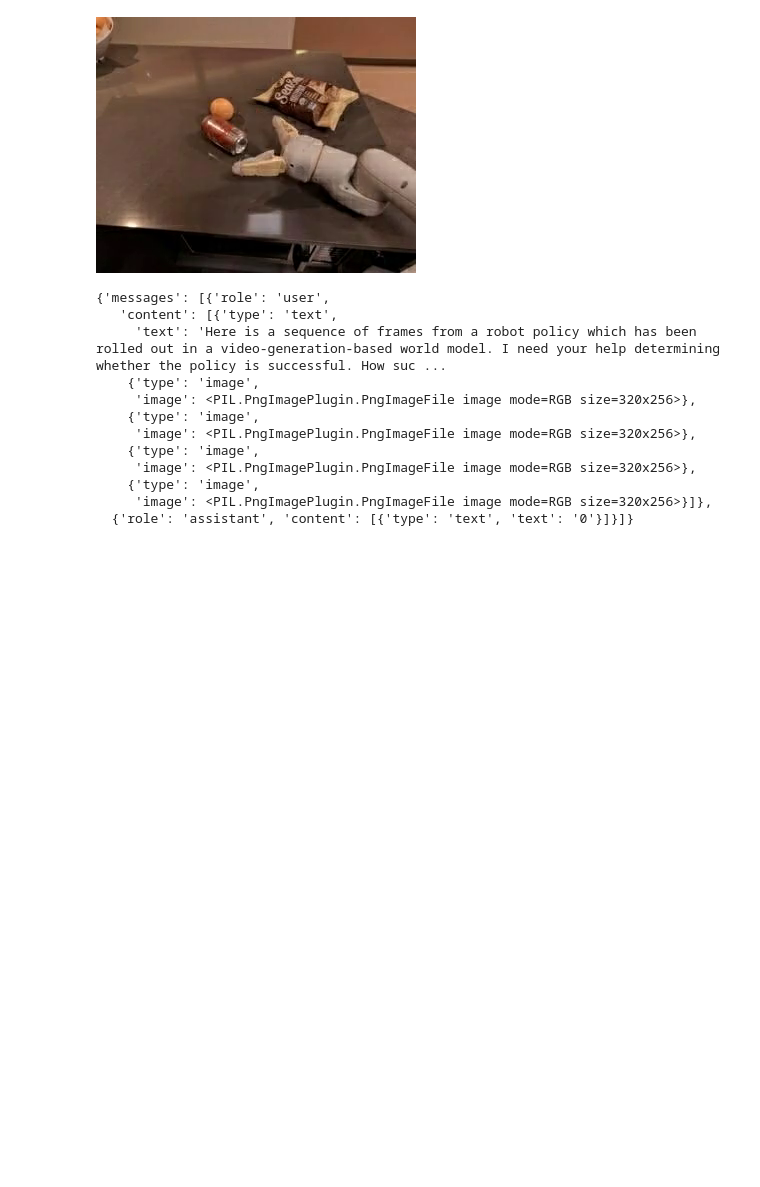
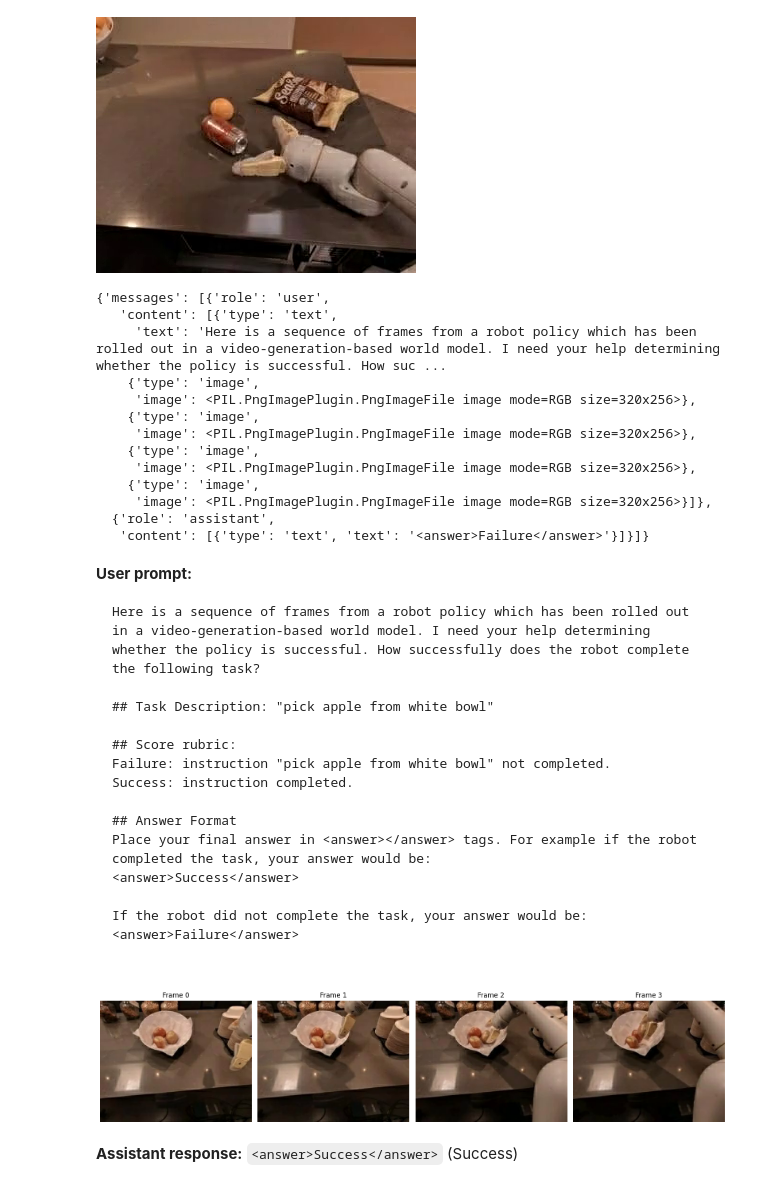
Before and after one commit to LoganBolton/WorldEvals, a Jupyter notebook: finetune/finetune.ipynb, the cells around one changed output. Saved outputs shown, nothing was run; the diff lists cells and outputs as text; code cells hidden in the pictures; blank space fills up the shorter version.

Commit message:
better prompt

````diff
--- a/finetune/finetune.ipynb
+++ b/finetune/finetune.ipynb
@@ -138,13 +138,22 @@ rolled out in a video-generation-based world model. I need your help \
 determining whether the policy is successful. How successfully does \
 the robot complete the following task?
 
-Task: "{instruction}"
+## Task Description: "{instruction}"
 
-Score rubric:
-0 = Failure: instruction "{instruction}" not completed.
-1 = Success: instruction completed."""
+## Score rubric:
+Failure: instruction "{instruction}" not completed.
+Success: instruction completed.
 
-    response = "1" if success else "0"
+## Answer Format
+Place your final answer in <answer></answer> tags. For example if the robot \
+completed the task, your answer would be:
+<answer>Success</answer>
+
+If the robot did not complete the task, your answer would be:
+<answer>Failure</answer>
+"""
+
+    response = "<answer>Success</answer>" if success else "<answer>Failure</answer>"
 
     conversation = [
         { "role": "user",
@@ -177,36 +186,63 @@ train_dataset[0]
      'image': <PIL.PngImagePlugin.PngImageFile image mode=RGB size=320x256>},
     {'type': 'image',
      'image': <PIL.PngImagePlugin.PngImageFile image mode=RGB size=320x256>}]},
-  {'role': 'assistant', 'content': [{'type': 'text', 'text': '0'}]}]}
+  {'role': 'assistant',
+   'content': [{'type': 'text', 'text': '<answer>Failure</answer>'}]}]}
 # %%
 import random
 from IPython.display import display, Markdown
 
-def preview_random_conversation():
-    sample = train_dataset[random.randint(0, len(train_dataset) - 1)]
+def preview_random_conversation(only_failures=False):
+    pool = train_dataset
+    if only_failures:
+        pool = [s for s in train_dataset if "Success" not in s["messages"][1]["content"][0]["text"]]
+
+    sample = pool[random.randint(0, len(pool) - 1)]
     msgs = sample["messages"]
     user_content = msgs[0]["content"]
     assistant_content = msgs[1]["content"]
 
     # Display prompt text
     prompt_text = user_content[0]["text"]
     display(Markdown(f"**User prompt:**\n\n```\n{prompt_text}\n```"))
 
     # Display frames side by side
     images = [item["image"] for item in user_content if item["type"] == "image"]
     fig, axes = __import__("matplotlib").pyplot.subplots(1, len(images), figsize=(16, 4))
     if len(images) == 1:
         axes = [axes]
     for i, (ax, img) in enumerate(zip(axes, images)):
         ax.imshow(img)
         ax.set_title(f"Frame {i}")
         ax.axis("off")
     __import__("matplotlib").pyplot.tight_layout()
     __import__("matplotlib").pyplot.show()
 
     # Display response
     response = assistant_content[0]["text"]
-    label = "Success" if response == "1" else "Failure"
+    label = "Success" if "Success" in response else "Failure"
     display(Markdown(f"**Assistant response:** `{response}` ({label})"))
 
-preview_random_conversation()
+preview_random_conversation(only_failures=False)
+# %% [output]
+**User prompt:**
+
+```
+Here is a sequence of frames from a robot policy which has been rolled out in a video-generation-based world model. I need your help determining whether the policy is successful. How successfully does the robot complete the following task?
+
+## Task Description: "pick apple from white bowl"
+
+## Score rubric:
+Failure: instruction "pick apple from white bowl" not completed.
+Success: instruction completed.
+
+## Answer Format
+Place your final answer in <answer></answer> tags. For example if the robot completed the task, your answer would be:
+<answer>Success</answer>
+
+If the robot did not complete the task, your answer would be:
+<answer>Failure</answer>
+
+```
+[figure, added]
+**Assistant response:** `<answer>Success</answer>` (Success)
````
Also changed, not shown: 1 other file.
